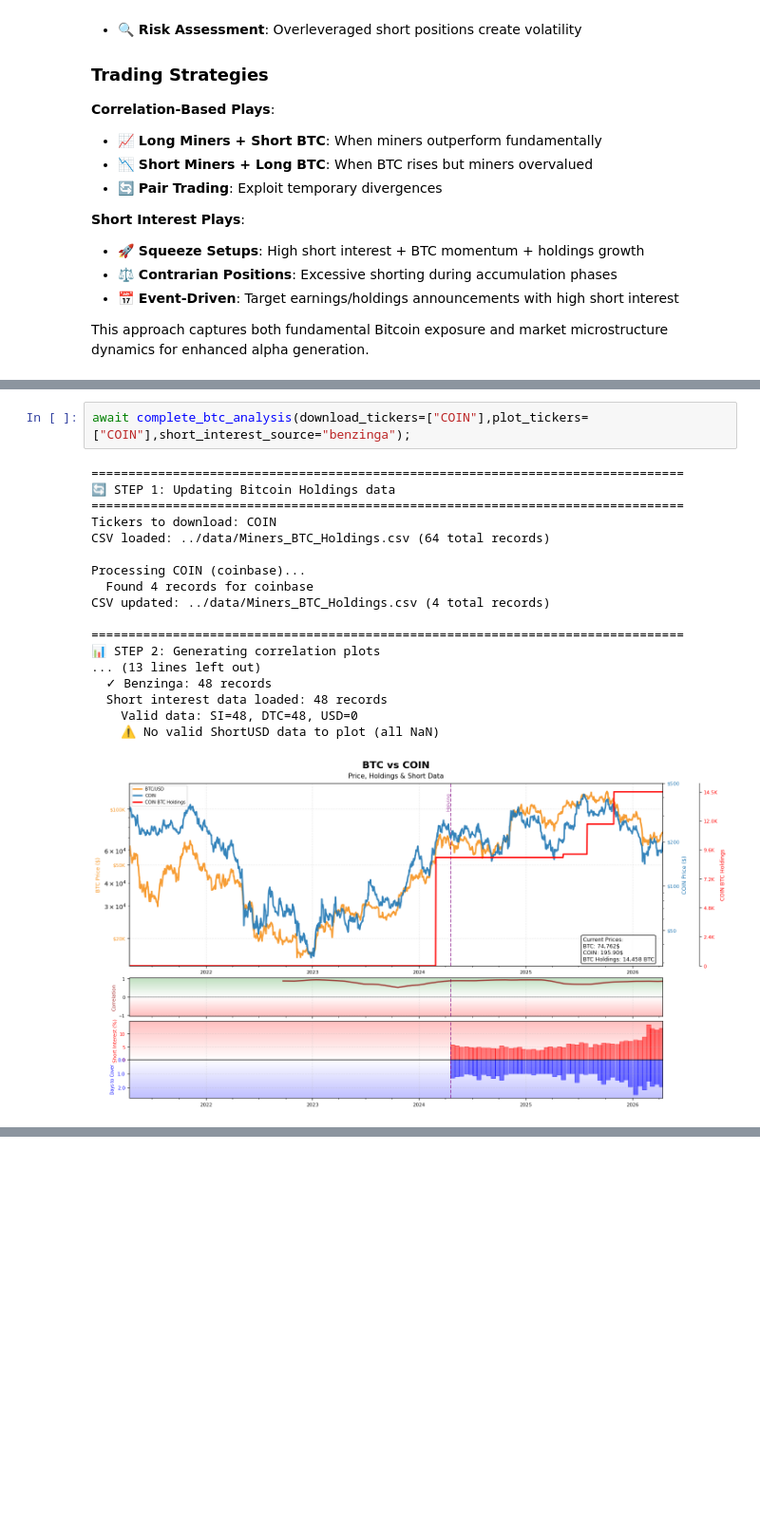
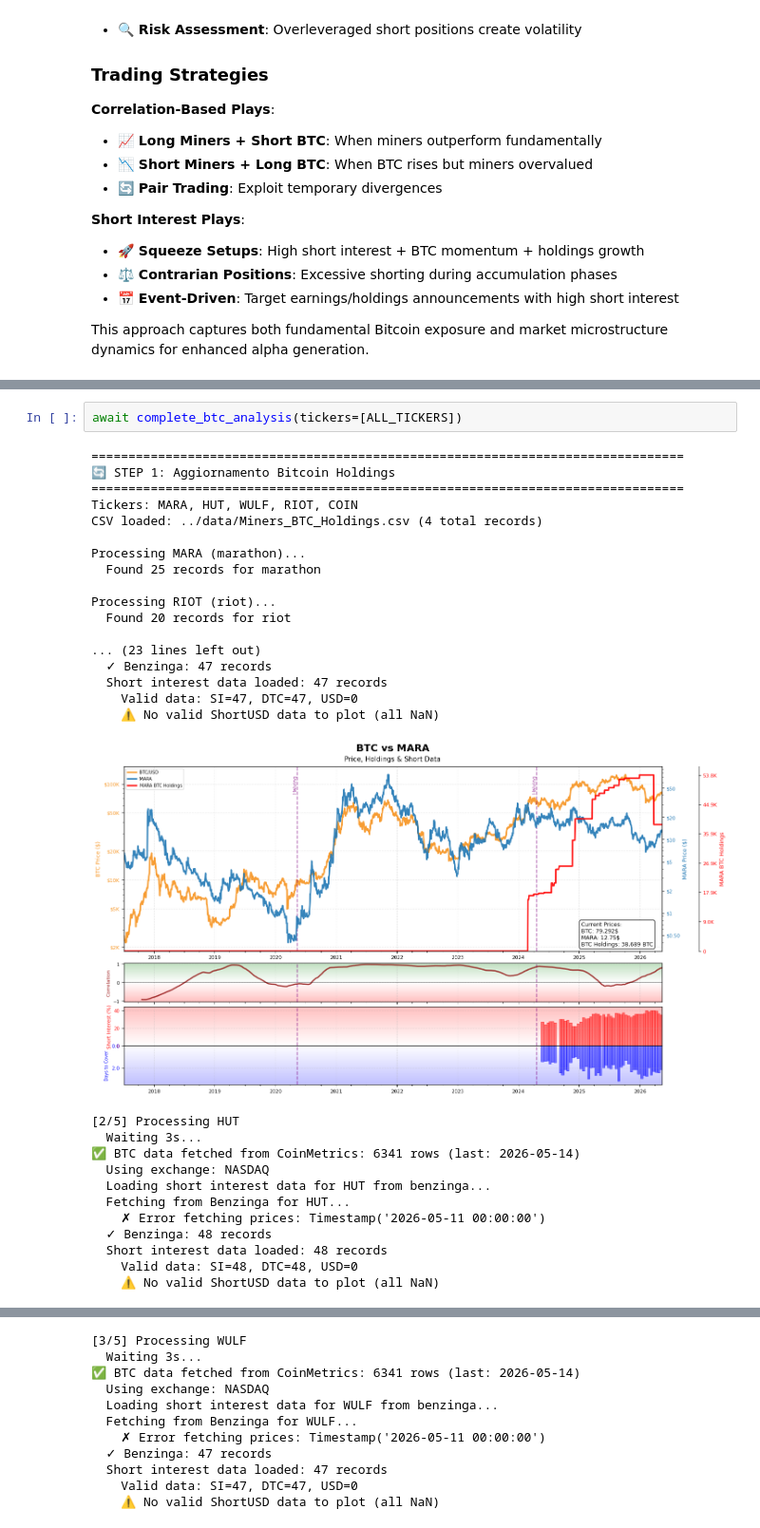
Before and after one commit to DanieleRaimondi/bitcoin_datascience, a Jupyter notebook: notebooks/9.BTC_Miners.ipynb, the cells around one changed output, grey strips where cells are left out. Shown at 95% size. Cells and saved outputs as stored; diff of their text form; blank space fills up the shorter version.

```diff
--- a/notebooks/9.BTC_Miners.ipynb
+++ b/notebooks/9.BTC_Miners.ipynb
@@ -234,21 +93,32 @@ Processing RIOT (riot)...
-# %%
-await complete_btc_analysis(download_tickers=["COIN"],plot_tickers=["COIN"],short_interest_source="benzinga");
-# %% [output]
-================================================================================
-🔄 STEP 1: Updating Bitcoin Holdings data
-================================================================================
-Tickers to download: COIN
-CSV loaded: ../data/Miners_BTC_Holdings.csv (64 total records)
-
-Processing COIN (coinbase)...
-  Found 4 records for coinbase
-CSV updated: ../data/Miners_BTC_Holdings.csv (4 total records)
-
-================================================================================
-📊 STEP 2: Generating correlation plots
-... (13 lines left out)
-  ✓ Benzinga: 48 records
-  Short interest data loaded: 48 records
-    Valid data: SI=48, DTC=48, USD=0
-    ⚠ No valid ShortUSD data to plot (all NaN)
-[figure, removed]
+# %%
+await complete_btc_analysis(tickers=[ALL_TICKERS])
+# %% [output]
+================================================================================
+🔄 STEP 1: Aggiornamento Bitcoin Holdings
+================================================================================
+Tickers: MARA, HUT, WULF, RIOT, COIN
+CSV loaded: ../data/Miners_BTC_Holdings.csv (4 total records)
+
+Processing MARA (marathon)...
+  Found 25 records for marathon
+
+Processing RIOT (riot)...
+  Found 20 records for riot
+
+... (23 lines left out)
+  ✓ Benzinga: 47 records
+  Short interest data loaded: 47 records
+    Valid data: SI=47, DTC=47, USD=0
+    ⚠ No valid ShortUSD data to plot (all NaN)
+[figure, added]
+[2/5] Processing HUT
+  Waiting 3s...
+✅ BTC data fetched from CoinMetrics: 6341 rows (last: 2026-05-14)
+  Using exchange: NASDAQ
+  Loading short interest data for HUT from benzinga...
+  Fetching from Benzinga for HUT...
+    ✗ Error fetching prices: Timestamp('2026-05-11 00:00:00')
+  ✓ Benzinga: 48 records
+  Short interest data loaded: 48 records
+    Valid data: SI=48, DTC=48, USD=0
+    ⚠ No valid ShortUSD data to plot (all NaN)
@@ -254,0 +126,11 @@ CSV updated: ../data/Miners_BTC_Holdings.csv (4 total records)
+[3/5] Processing WULF
+  Waiting 3s...
+✅ BTC data fetched from CoinMetrics: 6341 rows (last: 2026-05-14)
+  Using exchange: NASDAQ
+  Loading short interest data for WULF from benzinga...
+  Fetching from Benzinga for WULF...
+    ✗ Error fetching prices: Timestamp('2026-05-11 00:00:00')
+  ✓ Benzinga: 47 records
+  Short interest data loaded: 47 records
+    Valid data: SI=47, DTC=47, USD=0
+    ⚠ No valid ShortUSD data to plot (all NaN)
```
Also changed, not shown: parts of 6 cells of this notebook, 39 other files.
